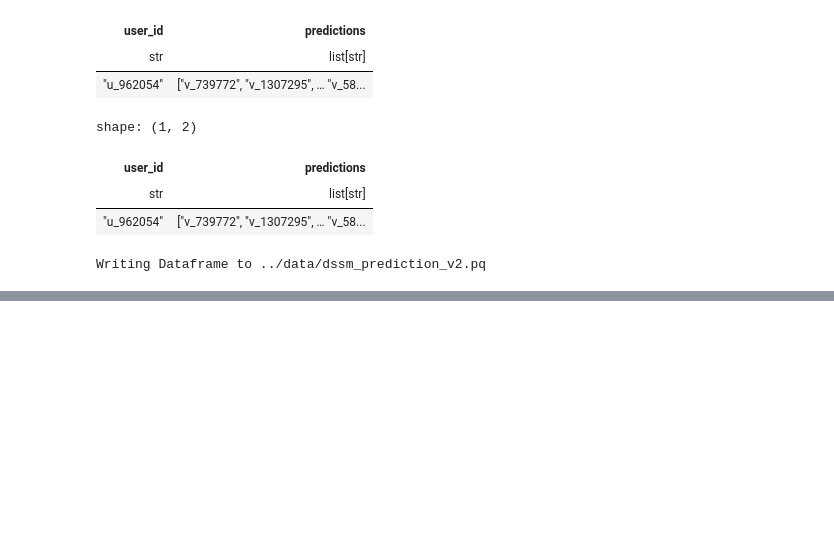
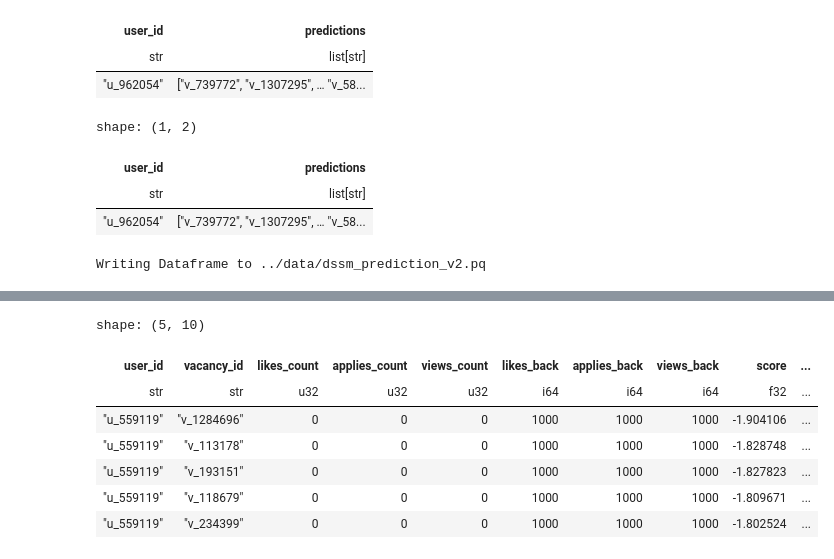
Before and after one commit to roma1n/hh-recsys-cometition, a Jupyter notebook: notebooks/model_application.ipynb, the cells around one changed output, grey strips where cells are left out. Saved outputs shown, nothing was run; the diff lists cells and outputs as text; code cells hidden in the pictures; blank space fills up the shorter version.

```diff
--- a/notebooks/model_application.ipynb
+++ b/notebooks/model_application.ipynb
@@ -850,0 +890,12 @@ log.select(
+# %%
+data = pl.read_parquet('../data/final_application_dataset.pq')
+data.head()
+# %% [output]
+shape: (5, 10)
+| user_id | vacancy_id | likes_count | applies_count | views_count | likes_back | applies_back | views_back | score | ... |
+| str | str | u32 | u32 | u32 | i64 | i64 | i64 | f32 | ... |
+| "u_559119" | "v_1284696" | 0 | 0 | 0 | 1000 | 1000 | 1000 | -1.904106 | ... |
+| "u_559119" | "v_113178" | 0 | 0 | 0 | 1000 | 1000 | 1000 | -1.828748 | ... |
+| "u_559119" | "v_193151" | 0 | 0 | 0 | 1000 | 1000 | 1000 | -1.827823 | ... |
+| "u_559119" | "v_118679" | 0 | 0 | 0 | 1000 | 1000 | 1000 | -1.809671 | ... |
+| "u_559119" | "v_234399" | 0 | 0 | 0 | 1000 | 1000 | 1000 | -1.802524 | ... |
```
Also changed, not shown: parts of 59 cells of this notebook, 11 other files.
